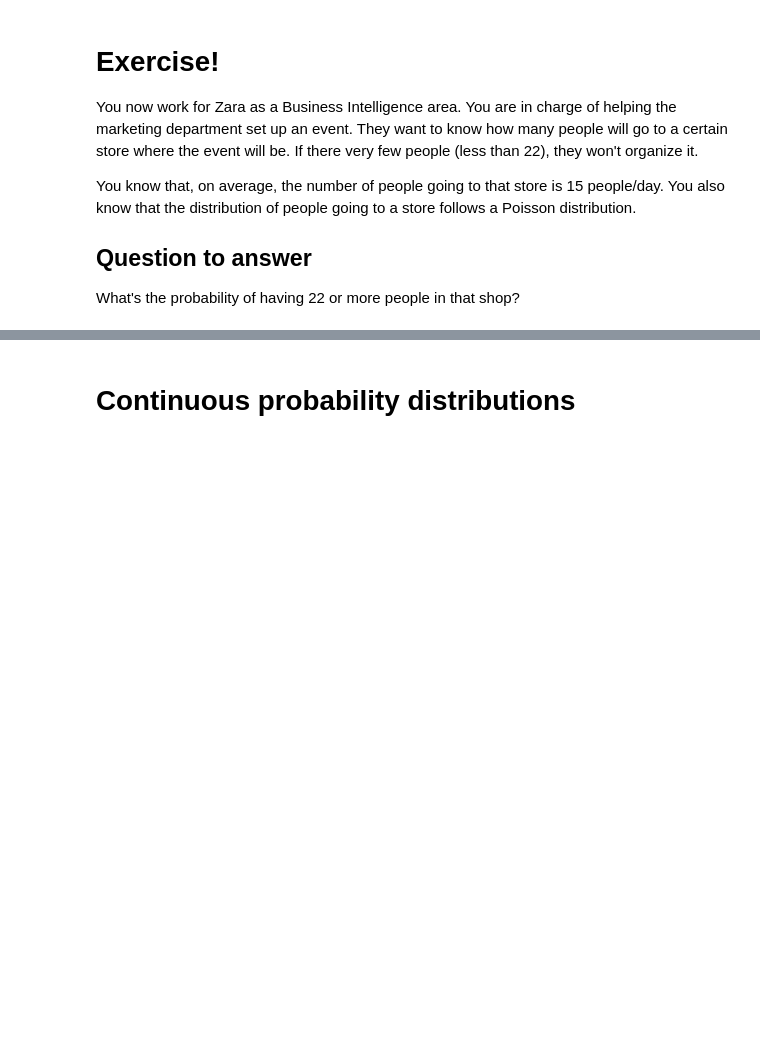
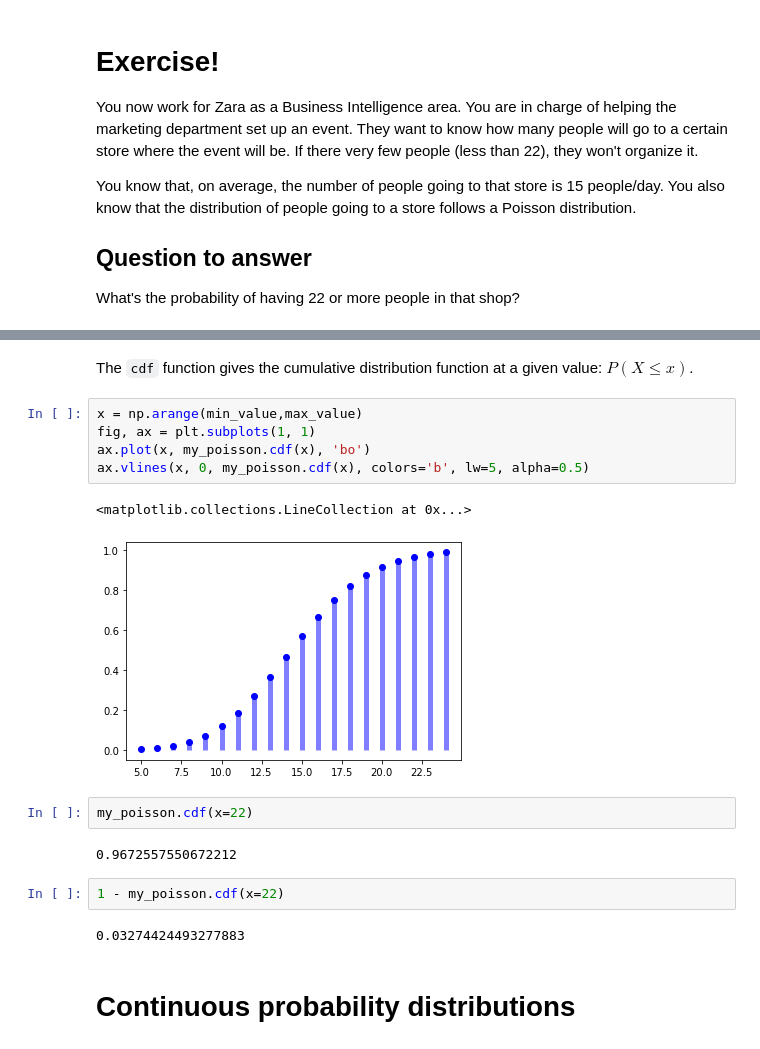
Before and after one commit to Ironhack-Data-Madrid-Febrero-2021/Classroom-Materials, a Jupyter notebook: module-2/4-continuous-probability-distributions.ipynb, the cells around one changed output, grey strips where cells are left out. Cells and saved outputs as stored; diff of their text form; blank space fills up the shorter version.

```diff
--- a/module-2/4-continuous-probability-distributions.ipynb
+++ b/module-2/4-continuous-probability-distributions.ipynb
@@ -33,3 +79,21 @@ What's the probability of having 22 or more people in that shop?
+# %% [markdown]
+The `cdf` function gives the cumulative distribution function at a given value: $P(X \leq x)$.
+# %%
+x = np.arange(min_value,max_value)
+fig, ax = plt.subplots(1, 1)
+ax.plot(x, my_poisson.cdf(x), 'bo')
+ax.vlines(x, 0, my_poisson.cdf(x), colors='b', lw=5, alpha=0.5)
+# %% [output]
+<matplotlib.collections.LineCollection at 0x...>
+[figure, added]
+# %%
+my_poisson.cdf(x=22)
+# %% [output]
+0.9672557550672212
+# %%
+1 - my_poisson.cdf(x=22)
+# %% [output]
+0.03274424493277883
 # %% [markdown]
 # Continuous probability distributions
 # %% [markdown]
```
Also changed, not shown: parts of 72 cells of this notebook.
